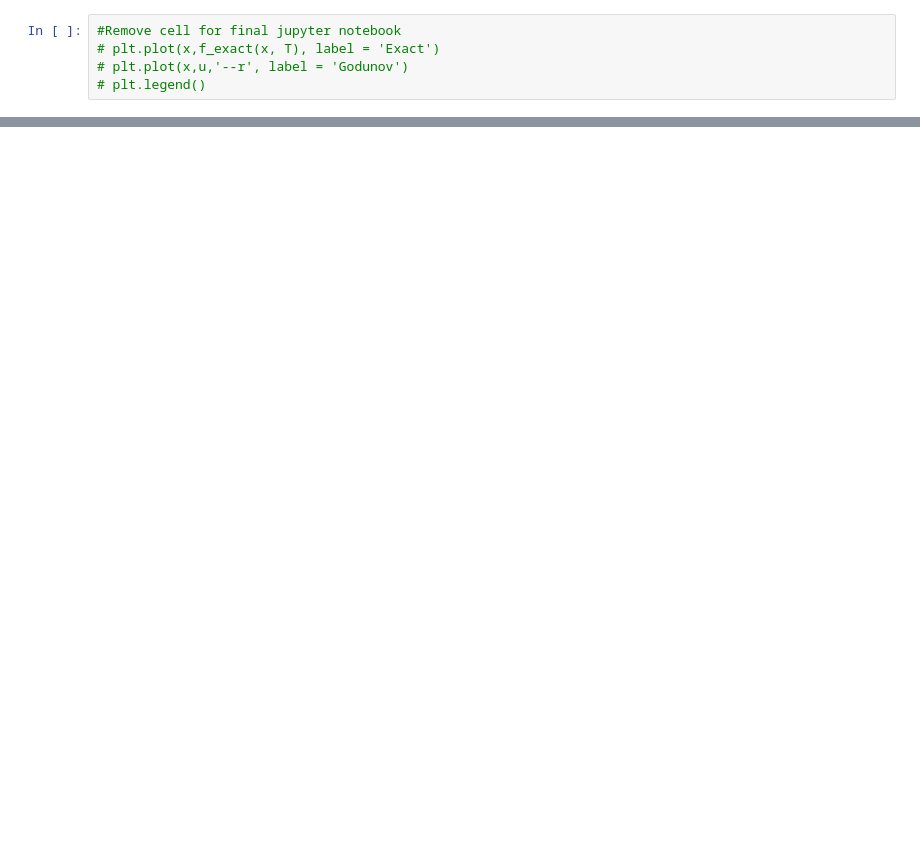
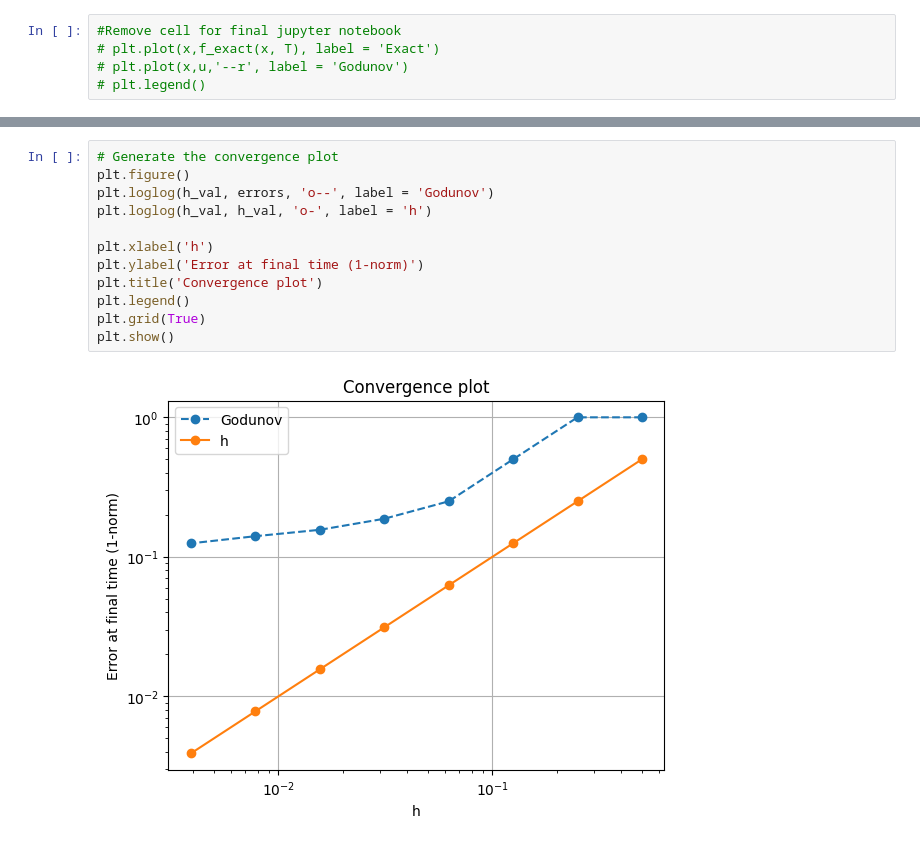
Before and after one commit to c-g-well/FiniteVolume, a Jupyter notebook: projectExperiment.ipynb, the cells around one changed output, grey strips where cells are left out. Saved outputs shown, nothing was run; the diff lists cells and outputs as text; blank space fills up the shorter version.

```diff
--- a/projectExperiment.ipynb
+++ b/projectExperiment.ipynb
@@ -441,0 +453,14 @@ plt.show()
+# %%
+# Generate the convergence plot
+plt.figure()
+plt.loglog(h_val, errors, 'o--', label = 'Godunov')
+plt.loglog(h_val, h_val, 'o-', label = 'h')
+
+plt.xlabel('h')
+plt.ylabel('Error at final time (1-norm)')
+plt.title('Convergence plot')
+plt.legend()
+plt.grid(True)
+plt.show()
+# %% [output]
+[figure, added]
```
Also changed, not shown: parts of 6 cells of this notebook.
